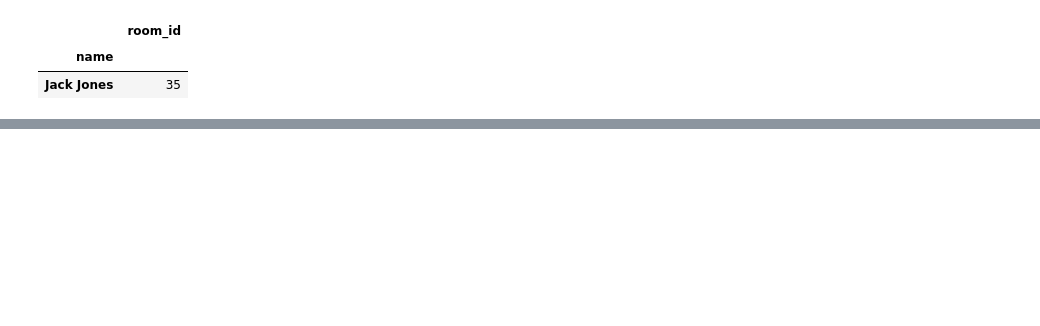
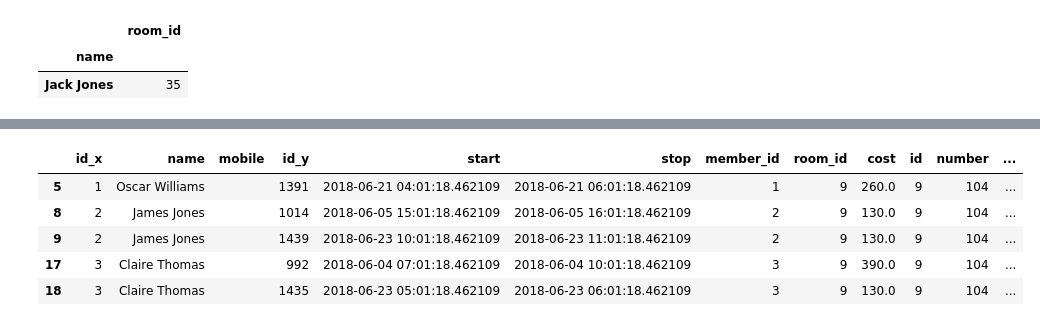
Before and after one commit to wasit7/cs459_django2018, a Jupyter notebook: exam/myproject/Exam Panda.ipynb, the cells around one changed output, grey strips where cells are left out. Cells and saved outputs as stored; diff of their text form; code cells hidden in the pictures; blank space fills up the shorter version.

```diff
--- a/exam/myproject/Exam Panda.ipynb
+++ b/exam/myproject/Exam Panda.ipynb
@@ -115,0 +164,9 @@ df
+# %%
+df2.head()
+# %% [output]
+|  | id_x | name | mobile | id_y | start | stop | member_id | room_id | cost | id | number | ... |
+| 5 | 1 | Oscar Williams |  | 1391 | 2018-06-21 04:01:18.462109 | 2018-06-21 06:01:18.462109 | 1 | 9 | 260.0 | 9 | 104 | ... |
+| 8 | 2 | James Jones |  | 1014 | 2018-06-05 15:01:18.462109 | 2018-06-05 16:01:18.462109 | 2 | 9 | 130.0 | 9 | 104 | ... |
+| 9 | 2 | James Jones |  | 1439 | 2018-06-23 10:01:18.462109 | 2018-06-23 11:01:18.462109 | 2 | 9 | 130.0 | 9 | 104 | ... |
+| 17 | 3 | Claire Thomas |  | 992 | 2018-06-04 07:01:18.462109 | 2018-06-04 10:01:18.462109 | 3 | 9 | 390.0 | 9 | 104 | ... |
+| 18 | 3 | Claire Thomas |  | 1435 | 2018-06-23 05:01:18.462109 | 2018-06-23 06:01:18.462109 | 3 | 9 | 130.0 | 9 | 104 | ... |
```
Also changed, not shown: parts of 14 cells of this notebook, 5 other files.
